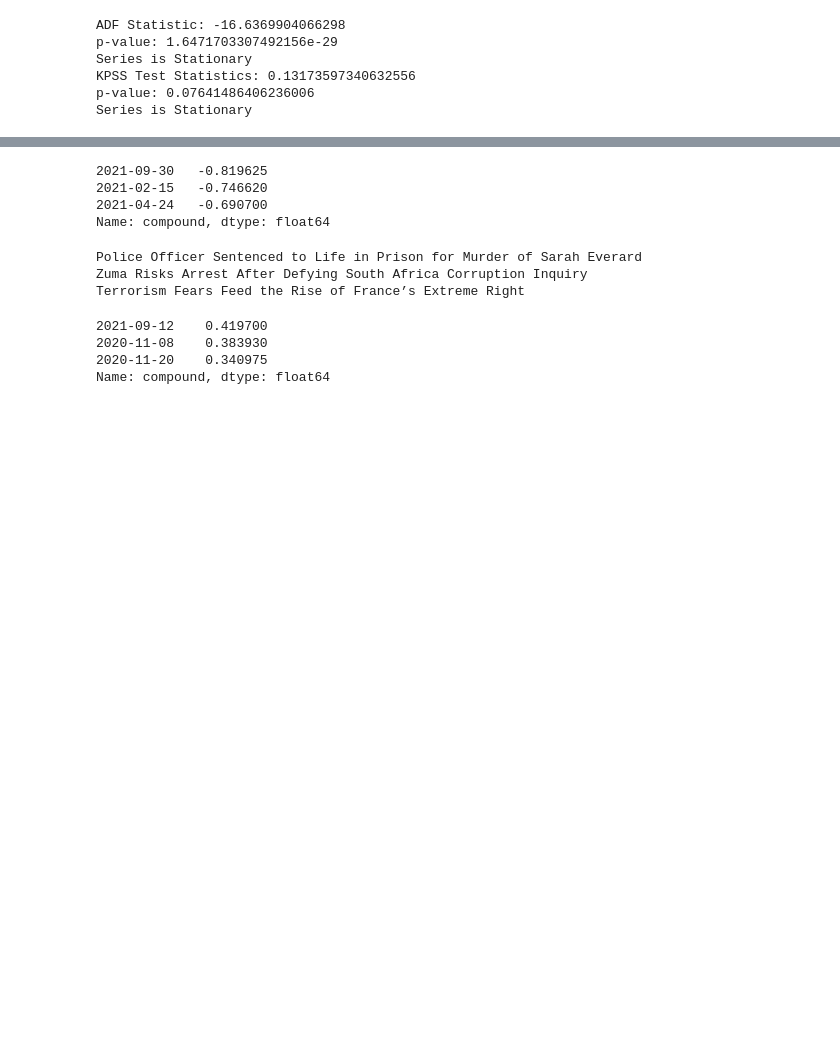
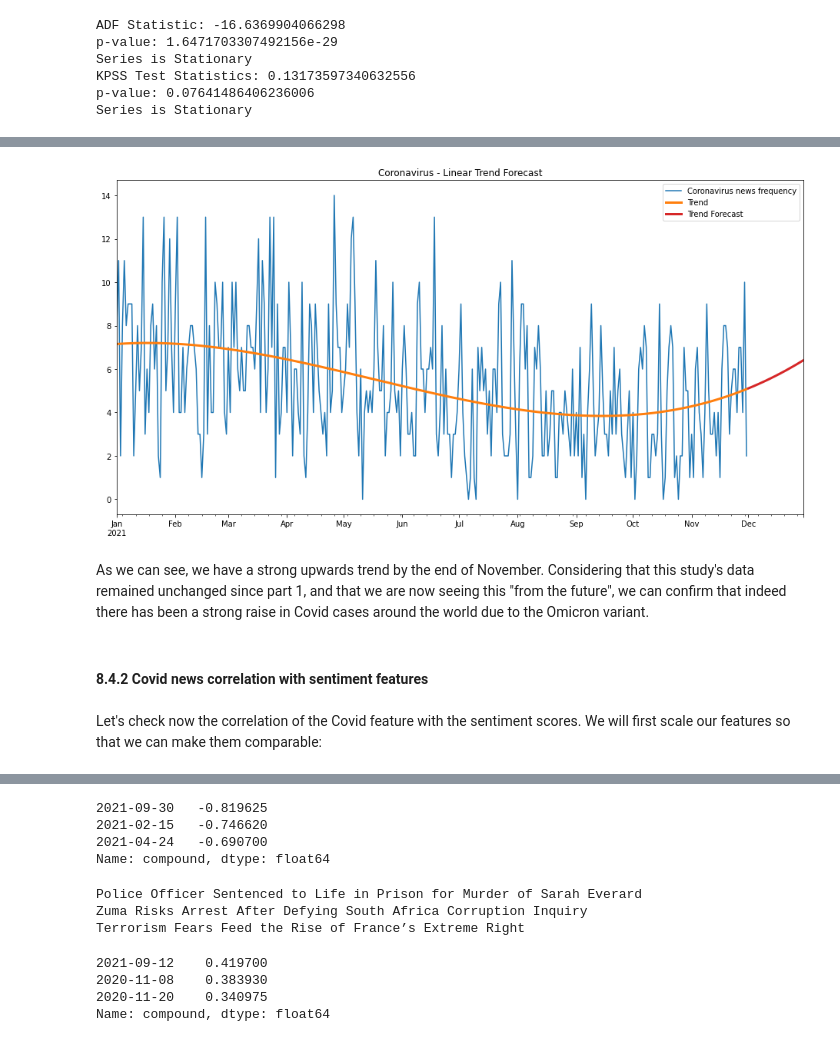
Before and after one commit to massigarg/NYT-news-analysis, a Jupyter notebook: NYT_news_analysis_part_2.ipynb, the cells around one changed output, grey strips where cells are left out. Drawn from its saved outputs; the diff is of its cells as text; code cells hidden in the pictures; blank space fills up the shorter version.

Commit message:
added comments in part 2

```diff
--- a/NYT_news_analysis_part_2.ipynb
+++ b/NYT_news_analysis_part_2.ipynb
@@ -434,0 +424,26 @@ spot the lowest and highest compound value of that day
+# %%
+X = dp.out_of_sample(steps=30) #creating the out of sample
+
+base = datetime.datetime(2021,12,1) #creating base time
+
+date_list = [base+datetime.timedelta(days=x) for x in range(30)] # index dates for the forecast
+
+y_fore = pd.Series(model.predict(X), index=date_list) #forecast
+# %%
+#changing the indexes to datetime
+covid_df.index = pd.to_datetime(covid_df.index)
+y_pred.index= pd.to_datetime(y_pred.index)
+# %%
+#plot
+ax = covid_df["2021-1-1":]["coronavirus"].plot(title="Coronavirus - Linear Trend Forecast", label="Coronavirus news frequency")
+ax = y_pred["2021-1-1":].plot(ax=ax, linewidth=3, label="Trend")
+ax = y_fore.plot(ax=ax, linewidth=3, label="Trend Forecast", color="C3")
+_ = ax.legend()
+# %% [output]
+[figure, added]
+# %% [markdown]
+As we can see, we have a strong upwards trend by the end of November. Considering that this study's data remained unchanged since part 1, and that we are now seeing this "from the future", we can confirm that indeed there has been a strong raise in Covid cases around the world due to the Omicron variant.
+# %% [markdown]
+#### 8.4.2 Covid news correlation with sentiment features
+# %% [markdown]
+Let's check now the correlation of the Covid feature with the sentiment scores. We will first scale our features so that we can make them comparable:
```
Also changed, not shown: parts of 131 cells of this notebook, 1 other file.
